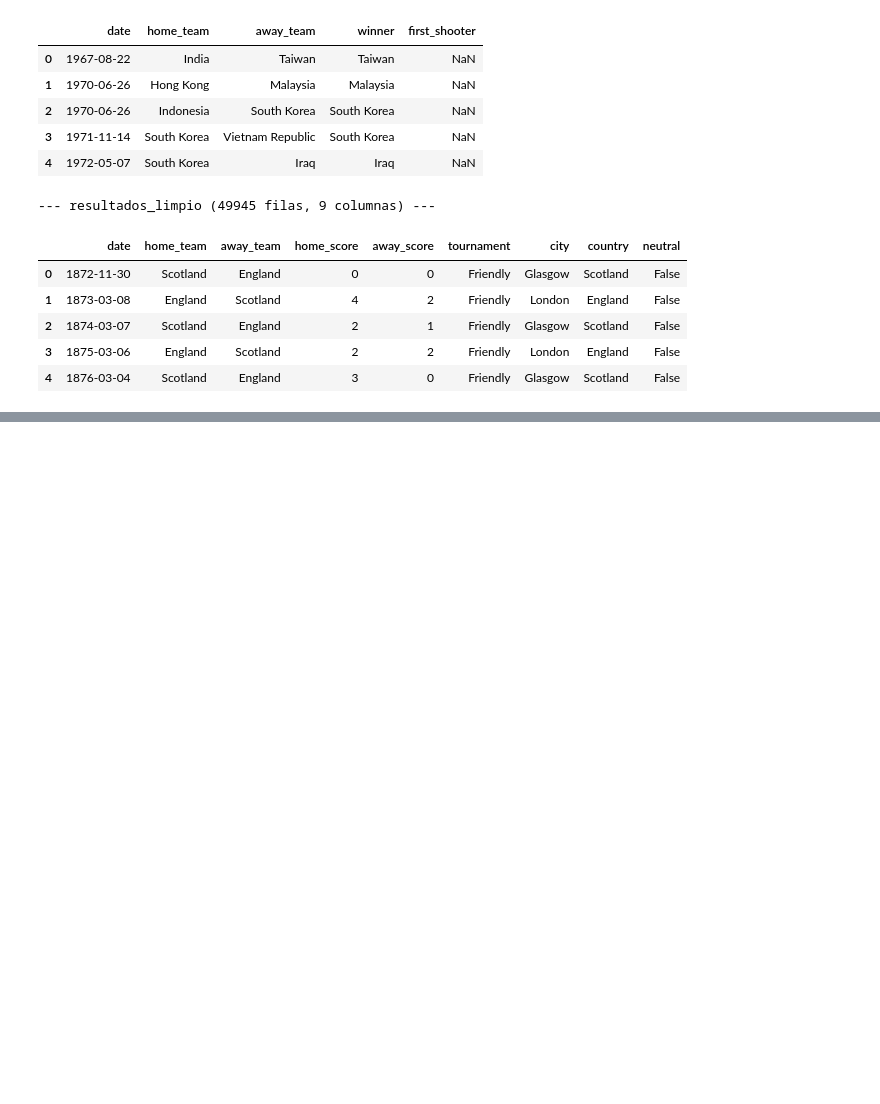
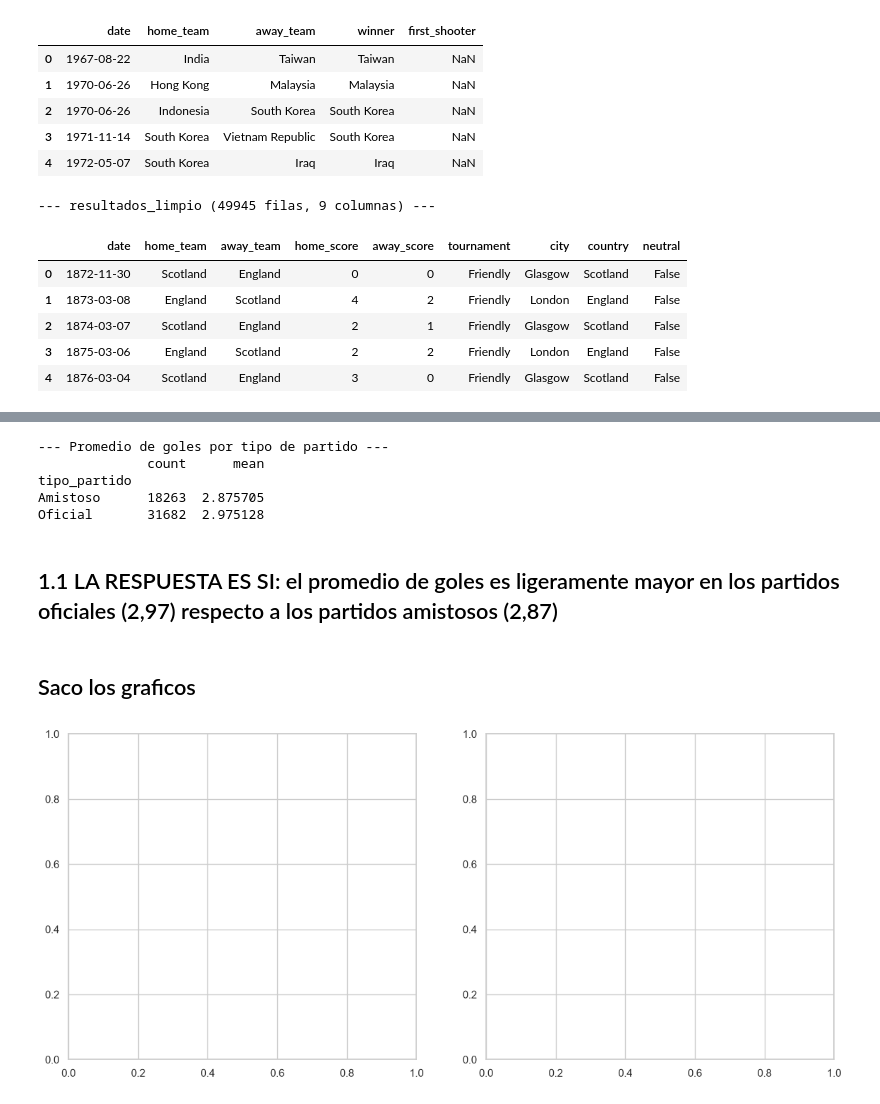
Before and after one commit to fabrimori-rgb/EDA_Fab, a Jupyter notebook: analisis_futbol_limpio.ipynb, the cells around one changed output, grey strips where cells are left out. Saved outputs shown, nothing was run; the diff lists cells and outputs as text; code cells hidden in the pictures; blank space fills up the shorter version.

```diff
--- a/analisis_futbol_limpio.ipynb
+++ b/analisis_futbol_limpio.ipynb
@@ -212,0 +215,17 @@ memory usage: 4.2 MB
+# %%
+# creo el total de goles y los diferencio en tipos de partidos, si amistosos o oficiales
+resultados_limpio["total_goles"] = resultados_limpio["home_score"] + resultados_limpio["away_score"]
+resultados_limpio["tipo_partido"] = np.where(resultados_limpio["tournament"] == 'Friendly', 'Amistoso', 'Oficial')
+
+print("--- Promedio de goles por tipo de partido ---")
+print(resultados_limpio.groupby("tipo_partido")["total_goles"].agg(["count", "mean"]))
+# %% [output]
+--- Promedio de goles por tipo de partido ---
+              count      mean
+tipo_partido
+Amistoso      18263  2.875705
+Oficial       31682  2.975128
+# %% [markdown]
+## 1.1 LA RESPUESTA ES SI: el promedio de goles es ligeramente mayor en los partidos oficiales (2,97) respecto a los partidos amistosos (2,87)
+# %% [markdown]
+## Saco los graficos
@@ -212,0 +237,8 @@ memory usage: 4.2 MB
+# %%
+# Configuración estética global de seaborn, fondo blanco que se lee mejor en presentacion y colorblind para que se vea bien
+sns.set_theme(style='whitegrid', palette='bright')
+# %%
+# Creo una figura con dos subgráficos lado a lado
+fig, axes = plt.subplots(1, 2, figsize=(14, 6))
+# %% [output]
+[figure, added]
```
Also changed, not shown: parts of 44 cells of this notebook, 1 other file.
